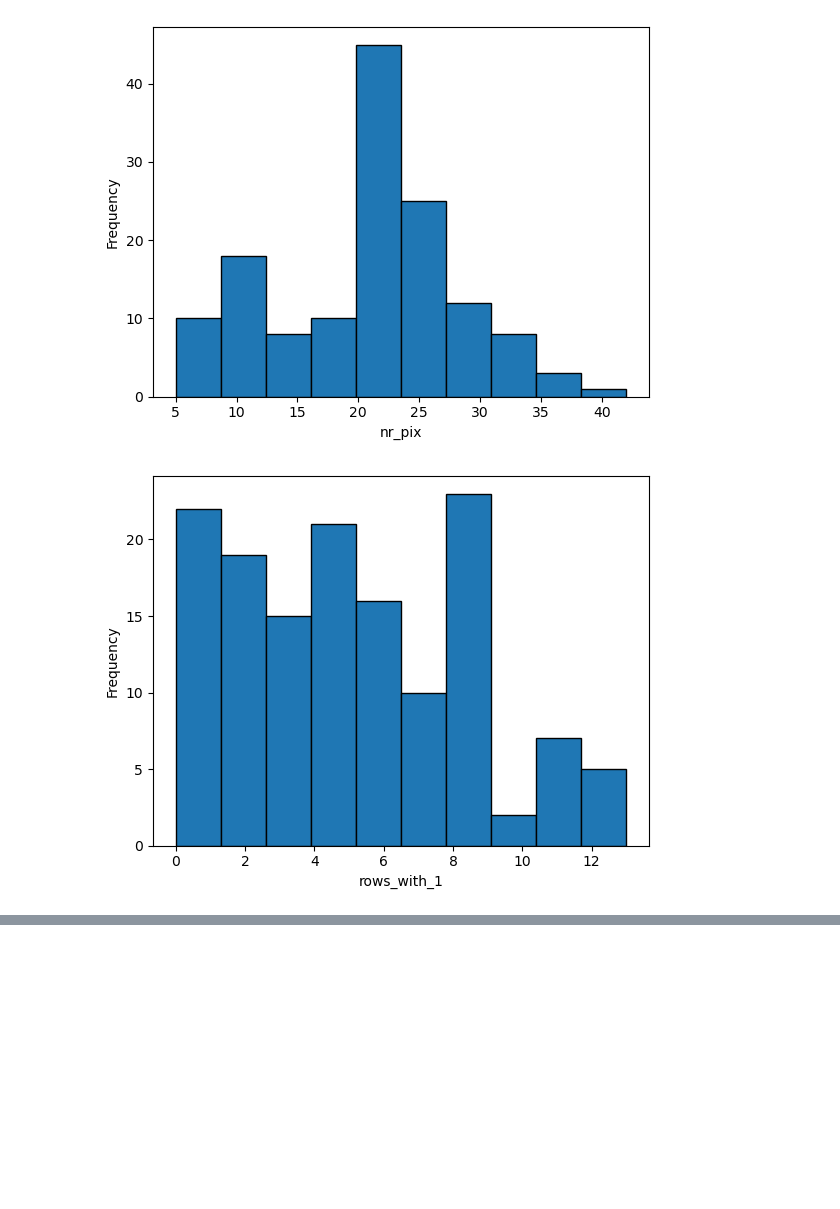
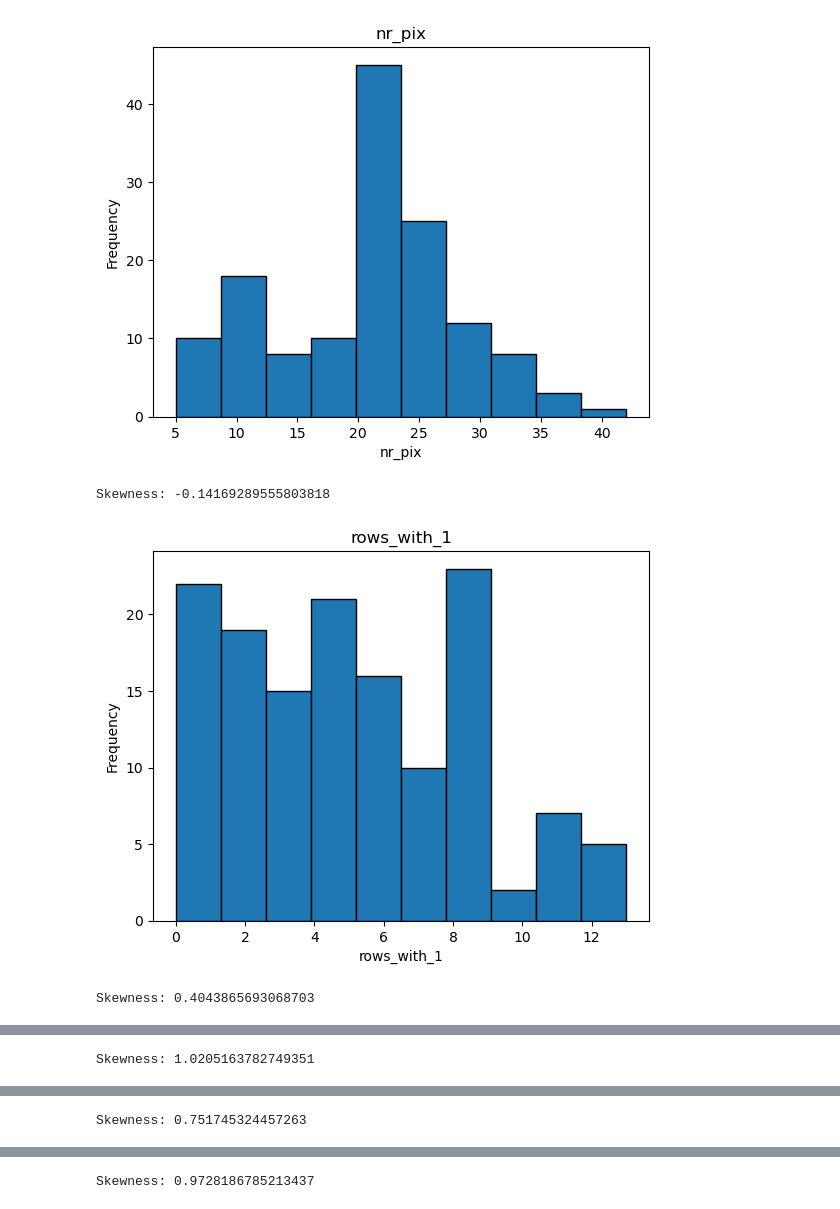
Before and after one commit to MichaelH836/AI-Intro-Coursework, a Jupyter notebook: Drawings/Section3_code.ipynb, the cells around one changed output, grey strips where cells are left out. Drawn from its saved outputs; the diff is of its cells as text; code cells hidden in the pictures; blank space fills up the shorter version.

```diff
--- a/Drawings/Section3_code.ipynb
+++ b/Drawings/Section3_code.ipynb
@@ -9,10 +10,19 @@ summary = np.zeros((16, 2, 3), dtype=float)
 # %%
 #section 3.1
 for x in range(2,8):
-    df.iloc[:, x].plot(kind="hist", edgecolor="black")
+    skewness = sp.skew(df.iloc[:,x])
+    if (skewness > 1 or skewness < -1):
+        df.iloc[:,x].plot(kind="hist", edgecolor="black", logy = True)
+
+    else:
+        df.iloc[:, x].plot(kind="hist", edgecolor="black")
     plt.xlabel(df.iloc[:,x].name)
+    plt.title(df.iloc[:,x].name)
     plt.show()
+    print("Skewness:", skewness)
     plt.clf()
 # %% [output]
-[figure, old version]
+[figure, new version]
+Skewness: -0.14169289555803818
-[figure, old version]
+[figure, new version]
+Skewness: 0.4043865693068703
@@ -19,0 +30 @@ for x in range(2,8):
+Skewness: 1.0205163782749351
@@ -20,0 +32 @@ for x in range(2,8):
+Skewness: 0.751745324457263
@@ -21,0 +34 @@ for x in range(2,8):
+Skewness: 0.9728186785213437
```
Also changed, not shown: parts of 6 cells of this notebook, 4 other files.
